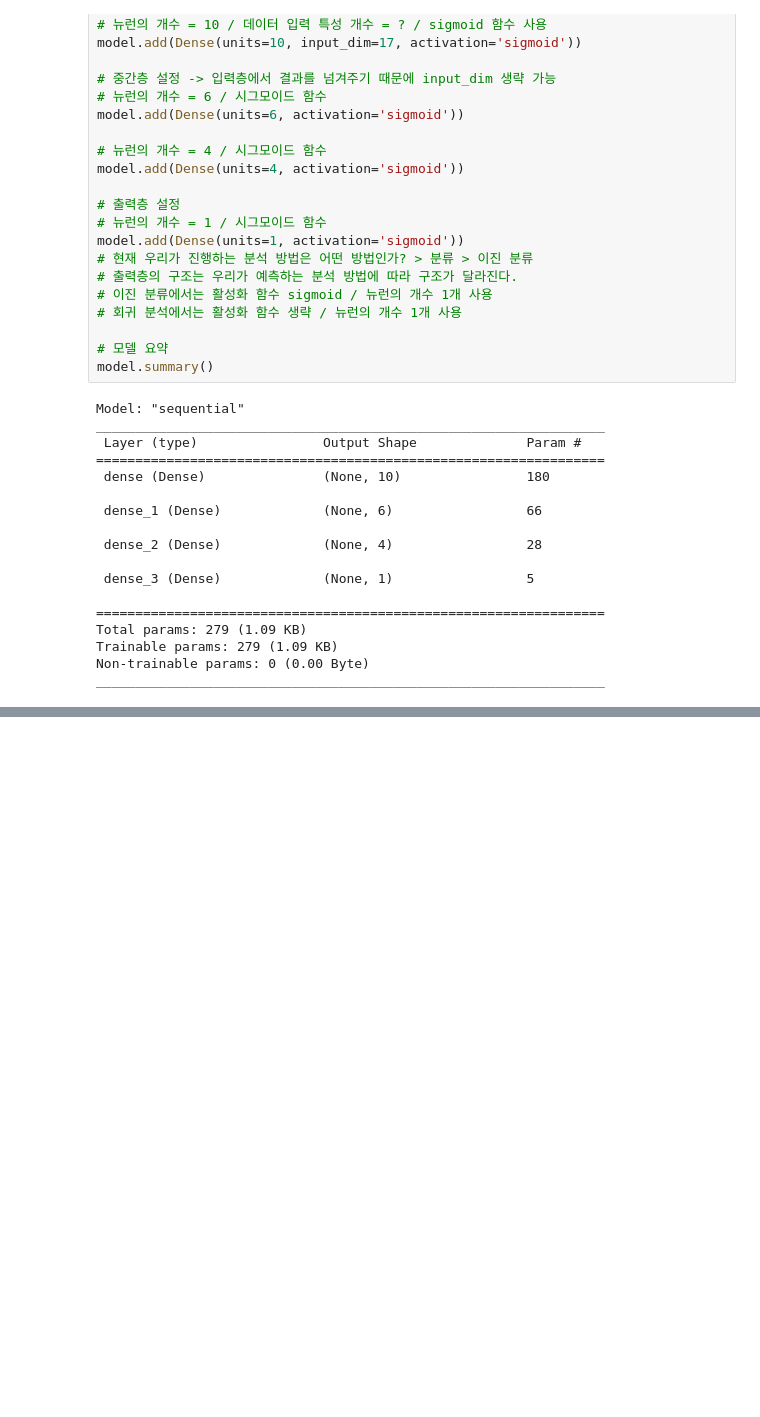
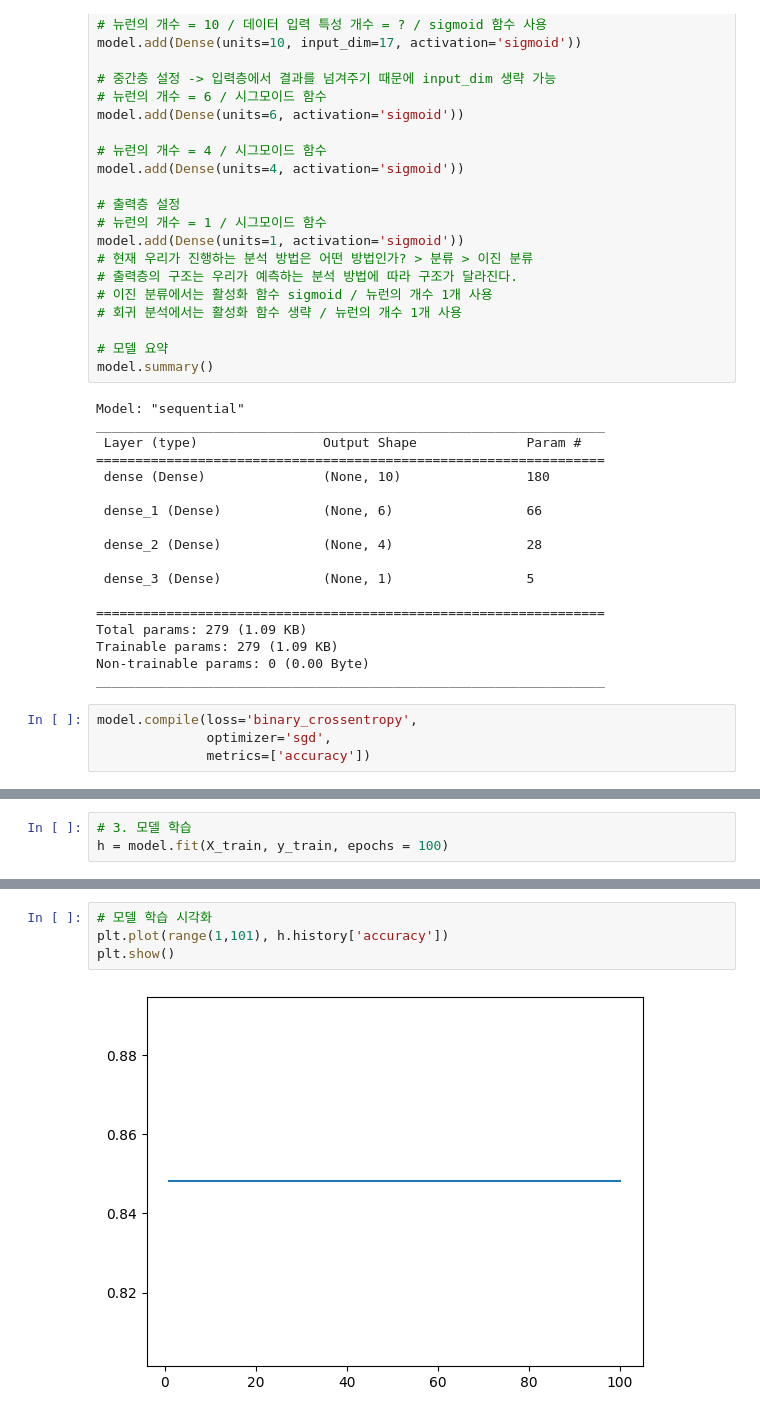
Before and after one commit to soob0513/Deep_Learning_Study, a Jupyter notebook: ex03_폐암_데이터_이진_분류.ipynb, the cells around one changed output, grey strips where cells are left out. Drawn from its saved outputs; the diff is of its cells as text; blank space fills up the shorter version.

```diff
--- a/ex03_폐암_데이터_이진_분류.ipynb
+++ b/ex03_폐암_데이터_이진_분류.ipynb
@@ -164,3 +164,7 @@ Total params: 279 (1.09 KB)
 Trainable params: 279 (1.09 KB)
 Non-trainable params: 0 (0.00 Byte)
 _________________________________________________________________
+# %%
+model.compile(loss='binary_crossentropy',
+              optimizer='sgd',
+              metrics=['accuracy'])
@@ -166,0 +179,3 @@ _________________________________________________________________
+# %%
+# 3. 모델 학습
+h = model.fit(X_train, y_train, epochs = 100)
@@ -166,0 +200,6 @@ _________________________________________________________________
+# %%
+# 모델 학습 시각화
+plt.plot(range(1,101), h.history['accuracy'])
+plt.show()
+# %% [output]
+[figure, added]
```
Also changed, not shown: parts of 8 cells of this notebook, 1 other file.
